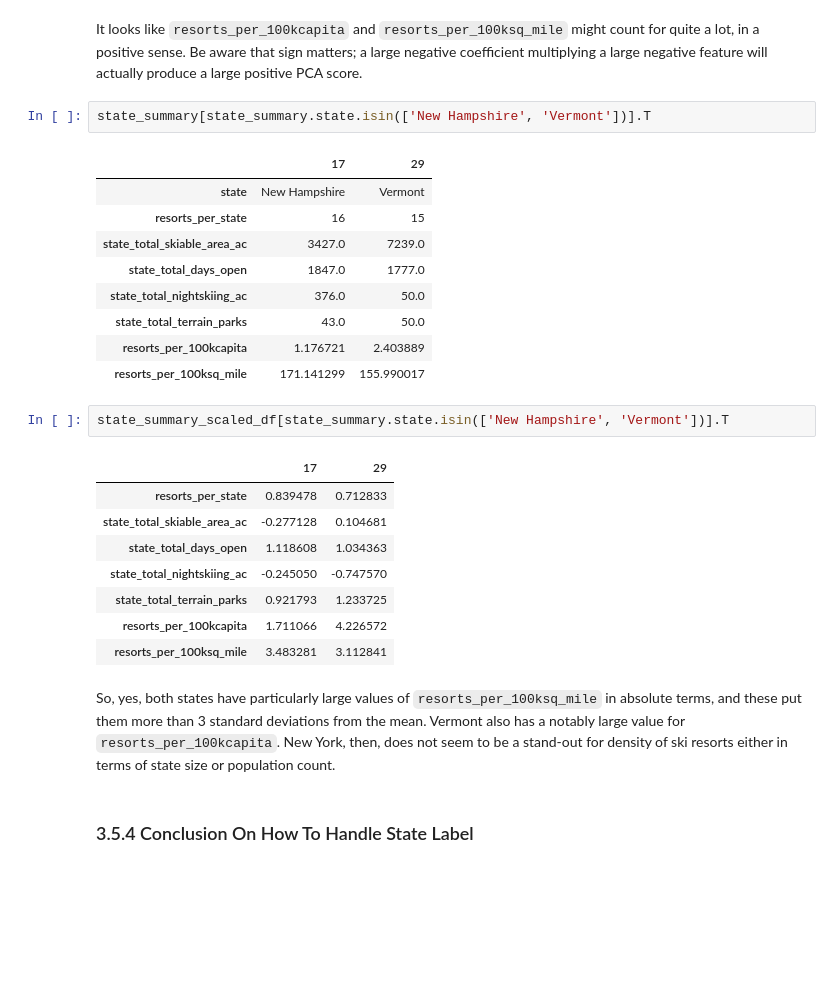
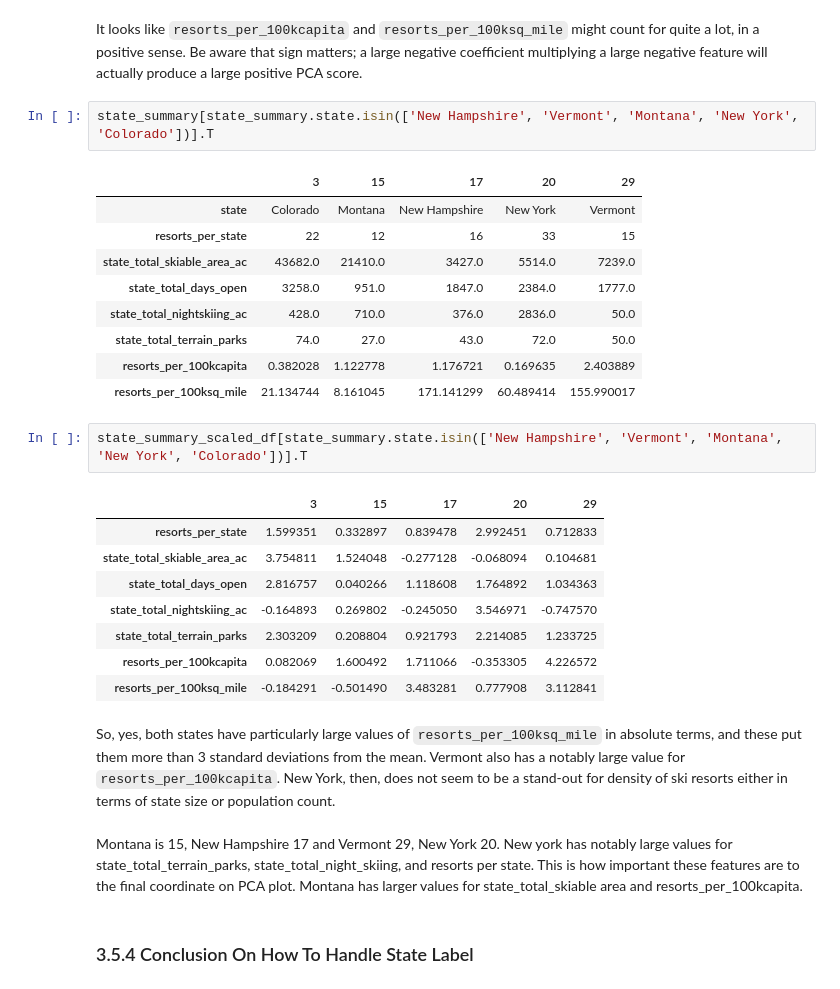
Before and after one commit to phebecarlson/DataScienceGuidedCapstone, a Jupyter notebook: Notebooks/03_exploratory_data_analysis.ipynb, the cells around one changed output. Cells and saved outputs as stored; diff of their text form; blank space fills up the shorter version.

Commit message:
-added some montana only computations

```diff
--- a/Notebooks/03_exploratory_data_analysis.ipynb
+++ b/Notebooks/03_exploratory_data_analysis.ipynb
@@ -667,30 +680,32 @@ For the row associated with the second component, are there any large values?
 # %% [markdown]
 It looks like `resorts_per_100kcapita` and `resorts_per_100ksq_mile` might count for quite a lot, in a positive sense. Be aware that sign matters; a large negative coefficient multiplying a large negative feature will actually produce a large positive PCA score.
 # %%
-state_summary[state_summary.state.isin(['New Hampshire', 'Vermont'])].T
+state_summary[state_summary.state.isin(['New Hampshire', 'Vermont', 'Montana', 'New York', 'Colorado'])].T
 # %% [output]
-|  | 17 | 29 |
-| state | New Hampshire | Vermont |
-| resorts_per_state | 16 | 15 |
-| state_total_skiable_area_ac | 3427.0 | 7239.0 |
-| state_total_days_open | 1847.0 | 1777.0 |
-| state_total_nightskiing_ac | 376.0 | 50.0 |
-| state_total_terrain_parks | 43.0 | 50.0 |
-| resorts_per_100kcapita | 1.176721 | 2.403889 |
-| resorts_per_100ksq_mile | 171.141299 | 155.990017 |
+|  | 3 | 15 | 17 | 20 | 29 |
+| state | Colorado | Montana | New Hampshire | New York | Vermont |
+| resorts_per_state | 22 | 12 | 16 | 33 | 15 |
+| state_total_skiable_area_ac | 43682.0 | 21410.0 | 3427.0 | 5514.0 | 7239.0 |
+| state_total_days_open | 3258.0 | 951.0 | 1847.0 | 2384.0 | 1777.0 |
+| state_total_nightskiing_ac | 428.0 | 710.0 | 376.0 | 2836.0 | 50.0 |
+| state_total_terrain_parks | 74.0 | 27.0 | 43.0 | 72.0 | 50.0 |
+| resorts_per_100kcapita | 0.382028 | 1.122778 | 1.176721 | 0.169635 | 2.403889 |
+| resorts_per_100ksq_mile | 21.134744 | 8.161045 | 171.141299 | 60.489414 | 155.990017 |
 # %%
-state_summary_scaled_df[state_summary.state.isin(['New Hampshire', 'Vermont'])].T
+state_summary_scaled_df[state_summary.state.isin(['New Hampshire', 'Vermont', 'Montana', 'New York', 'Colorado'])].T
 # %% [output]
-|  | 17 | 29 |
-| resorts_per_state | 0.839478 | 0.712833 |
-| state_total_skiable_area_ac | -0.277128 | 0.104681 |
-| state_total_days_open | 1.118608 | 1.034363 |
-| state_total_nightskiing_ac | -0.245050 | -0.747570 |
-| state_total_terrain_parks | 0.921793 | 1.233725 |
-| resorts_per_100kcapita | 1.711066 | 4.226572 |
-| resorts_per_100ksq_mile | 3.483281 | 3.112841 |
+|  | 3 | 15 | 17 | 20 | 29 |
+| resorts_per_state | 1.599351 | 0.332897 | 0.839478 | 2.992451 | 0.712833 |
+| state_total_skiable_area_ac | 3.754811 | 1.524048 | -0.277128 | -0.068094 | 0.104681 |
+| state_total_days_open | 2.816757 | 0.040266 | 1.118608 | 1.764892 | 1.034363 |
+| state_total_nightskiing_ac | -0.164893 | 0.269802 | -0.245050 | 3.546971 | -0.747570 |
+| state_total_terrain_parks | 2.303209 | 0.208804 | 0.921793 | 2.214085 | 1.233725 |
+| resorts_per_100kcapita | 0.082069 | 1.600492 | 1.711066 | -0.353305 | 4.226572 |
+| resorts_per_100ksq_mile | -0.184291 | -0.501490 | 3.483281 | 0.777908 | 3.112841 |
 # %% [markdown]
 So, yes, both states have particularly large values of `resorts_per_100ksq_mile` in absolute terms, and these put them more than 3 standard deviations from the mean. Vermont also has a notably large value for `resorts_per_100kcapita`. New York, then, does not seem to be a stand-out for density of ski resorts either in terms of state size or population count.
+# %% [markdown]
+Montana is 15, New Hampshire 17 and Vermont 29, New York 20. New york has notably large values for state_total_terrain_parks, state_total_night_skiing, and resorts per state. This is how important these features are to the final coordinate on PCA plot. Montana has larger values for state_total_skiable area and resorts_per_100kcapita.
 # %% [markdown]
 ### 3.5.4 Conclusion On How To Handle State Label<a id='3.5.4_Conclusion_On_How_To_Handle_State_Label'></a>
 # %% [markdown]
```
Also changed, not shown: parts of 9 cells of this notebook.
